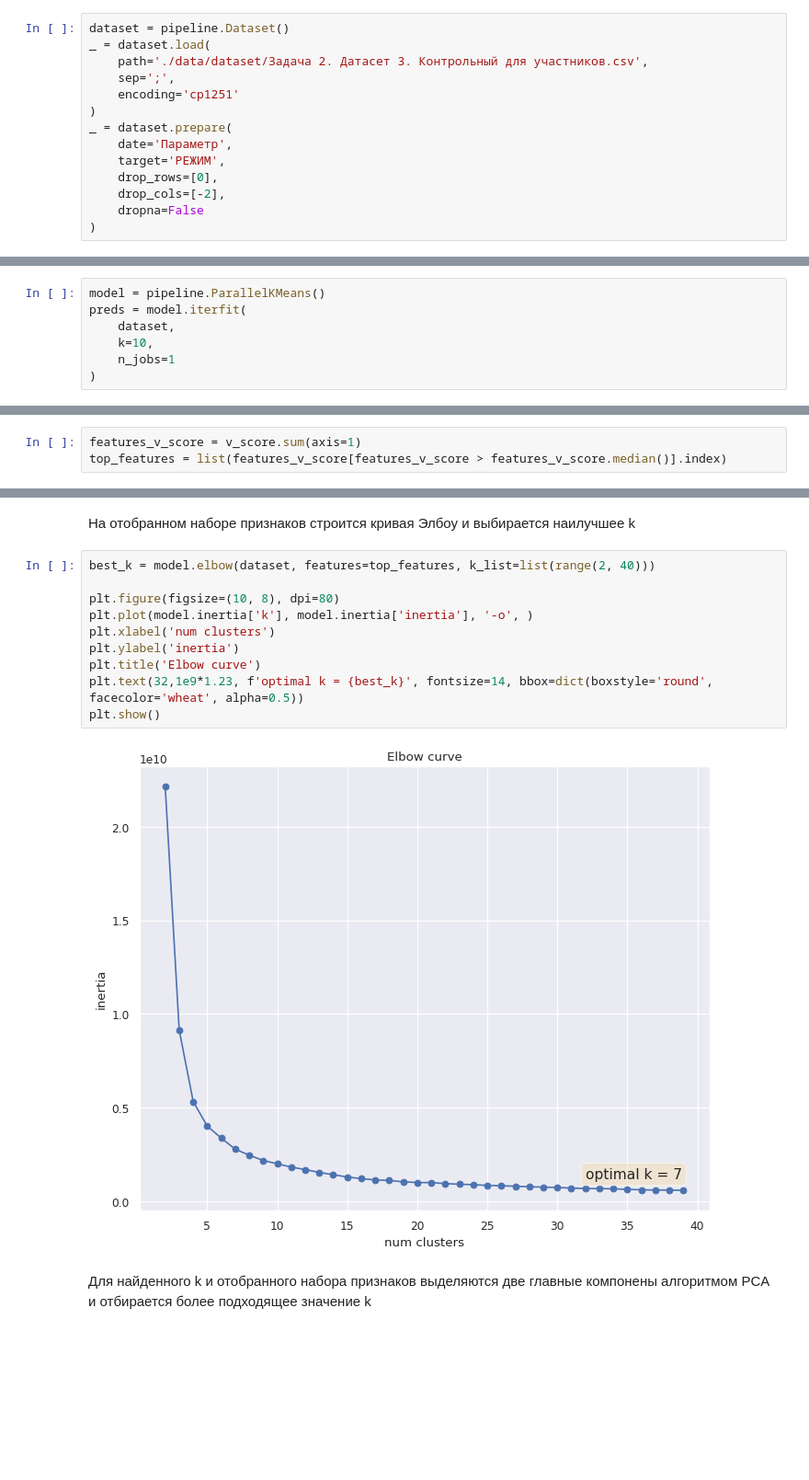
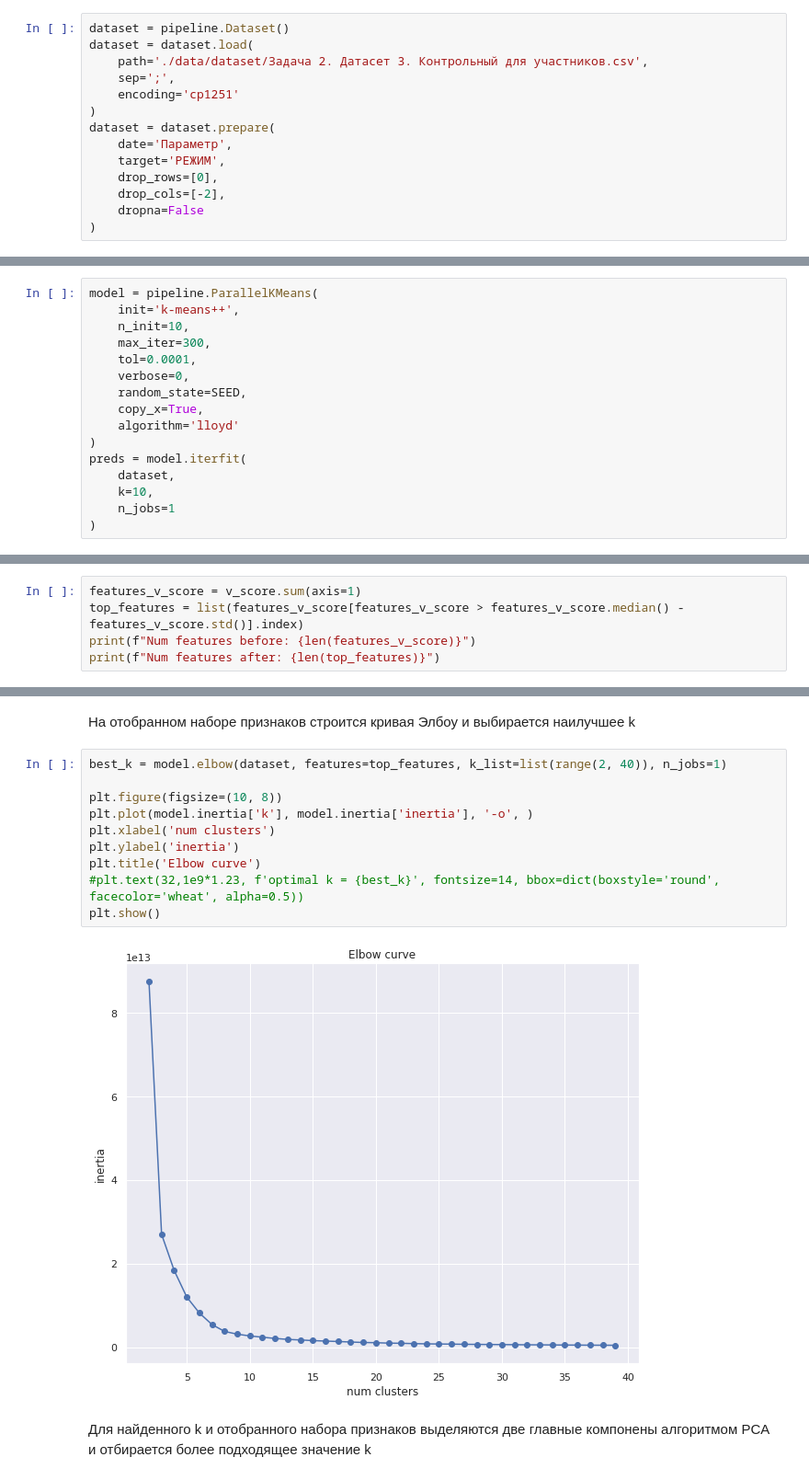
Before and after one commit to korowood/turbohack, a Jupyter notebook: task_2/solution.ipynb, the cells around one changed output, grey strips where cells are left out. Shown: that part at 92% size. Saved outputs shown, nothing was run; the diff lists cells and outputs as text; blank space fills up the shorter version.

Commit message:
UPDATE: new solution score 0.7278

```diff
--- a/task_2/solution.ipynb
+++ b/task_2/solution.ipynb
@@ -45,12 +53,12 @@ warnings.filterwarnings('ignore')
 Создание объекта Dataset
 # %%
 dataset = pipeline.Dataset()
-_ = dataset.load(
+dataset = dataset.load(
     path='./data/dataset/Задача 2. Датасет 3. Контрольный для участников.csv',
     sep=';',
     encoding='cp1251'
 )
-_ = dataset.prepare(
+dataset = dataset.prepare(
     date='Параметр',
     target='РЕЖИМ',
     drop_rows=[0],
@@ -72,7 +80,16 @@ dataset.data.head(3)
 Параллельное обучение набора алгоритмов кластеризации.
 На *каждом* признаке в отдельности обучается алгоритм **KMeans** и производится предсказание кластеров
 # %%
-model = pipeline.ParallelKMeans()
+model = pipeline.ParallelKMeans(
+    init='k-means++',
+    n_init=10,
+    max_iter=300,
+    tol=0.0001,
+    verbose=0,
+    random_state=SEED,
+    copy_x=True,
+    algorithm='lloyd'
+)
 preds = model.iterfit(
     dataset,
     k=10,
@@ -93,4 +110,6 @@ sns.heatmap(v_score, vmin=0, vmax=1, ax=ax)
 Таким образом отбирается половина изначального количества признаков.
 # %%
 features_v_score = v_score.sum(axis=1)
-top_features = list(features_v_score[features_v_score > features_v_score.median()].index)
+top_features = list(features_v_score[features_v_score > features_v_score.median() - features_v_score.std()].index)
+print(f"Num features before: {len(features_v_score)}")
+print(f"Num features after: {len(top_features)}")
@@ -99,17 +121,17 @@ top_features = list(features_v_score[features_v_score > features_v_score.median(
 # %% [markdown]
 На отобранном наборе признаков строится кривая Элбоу и выбирается наилучшее k
 # %%
-best_k = model.elbow(dataset, features=top_features, k_list=list(range(2, 40)))
+best_k = model.elbow(dataset, features=top_features, k_list=list(range(2, 40)), n_jobs=1)
 
-plt.figure(figsize=(10, 8), dpi=80)
+plt.figure(figsize=(10, 8))
 plt.plot(model.inertia['k'], model.inertia['inertia'], '-o', )
 plt.xlabel('num clusters')
 plt.ylabel('inertia')
 plt.title('Elbow curve')
-plt.text(32,1e9*1.23, f'optimal k = {best_k}', fontsize=14, bbox=dict(boxstyle='round', facecolor='wheat', alpha=0.5))
+#plt.text(32,1e9*1.23, f'optimal k = {best_k}', fontsize=14, bbox=dict(boxstyle='round', facecolor='wheat', alpha=0.5))
 plt.show()
 # %% [output]
-[figure, old version]
+[figure, new version]
 # %% [markdown]
 Для найденного k и отобранного набора признаков выделяются две главные компонены алгоритмом PCA и отбирается более подходящее значение k
 # %%
```
Also changed, not shown: parts of 10 cells of this notebook, 6 other files.
